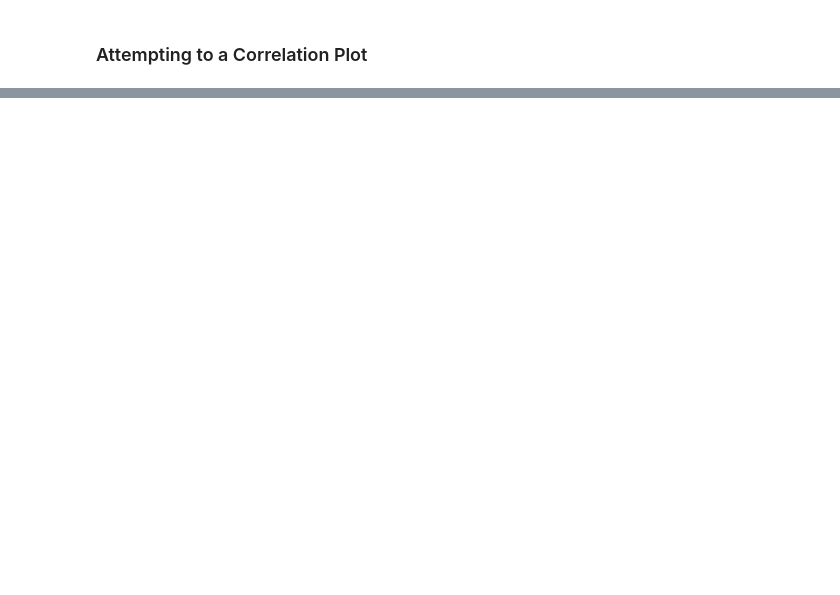
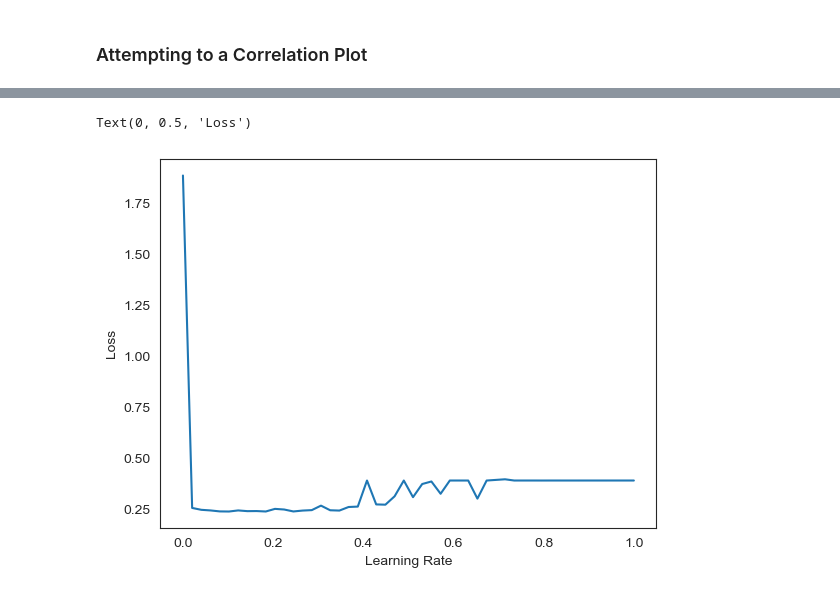
Before and after one commit to ikrommyd/PHYS549, a Jupyter notebook: Var_analysis.ipynb, the cells around one changed output, grey strips where cells are left out. Cells and saved outputs as stored; diff of their text form; code cells hidden in the pictures; blank space fills up the shorter version.

```diff
--- a/Var_analysis.ipynb
+++ b/Var_analysis.ipynb
@@ -190,0 +233,22 @@ RuntimeError: Failed to process string with tex because latex could not be found
+# %%
+steps = 50
+histories = []
+
+for rate in np.linspace(0,1,steps):
+    # Construct model
+    opt = keras.optimizers.SGD(learning_rate=rate)
+    keras_model = keras.Sequential()
+    keras_model.add(Dense(units=32,activation='relu',input_dim=nfeatures))
+    keras_model.add(Dense(units=32,activation='relu'))
+    keras_model.add(Dense(units=nlabels,activation='softmax'))
+    keras_model.compile(optimizer=opt, loss='categorical_crossentropy', metrics=['accuracy'])
+    #print(keras_model.summary())
+    print('Learning rate: {}'.format(rate))
+
+    # fit keras model
+    keras_model.fit(feature_array, label_array, batch_size=1024,
+                epochs=10, validation_split=0.2)
+
+    histories.append(keras_model.history.history['loss'])
+
+    keras.backend.clear_session()
@@ -190,0 +273,5 @@ RuntimeError: Failed to process string with tex because latex could not be found
+# %%
+hist_data = np.array([np.linspace(0,1,steps),np.array(histories)[:,-1]])
+fmt_hd = np.stack(hist_data, axis=-1)
+cln_fmt_hd = fmt_hd[np.isnan(fmt_hd)[:,1] != True]
+print(cln_fmt_hd)
@@ -190,0 +296,7 @@ RuntimeError: Failed to process string with tex because latex could not be found
+# %%
+plt.plot(cln_fmt_hd.T[0],cln_fmt_hd.T[1])
+plt.xlabel('Learning Rate')
+plt.ylabel('Loss')
+# %% [output]
+Text(0, 0.5, 'Loss')
+[figure, added]
```
Also changed, not shown: parts of 22 cells of this notebook.
